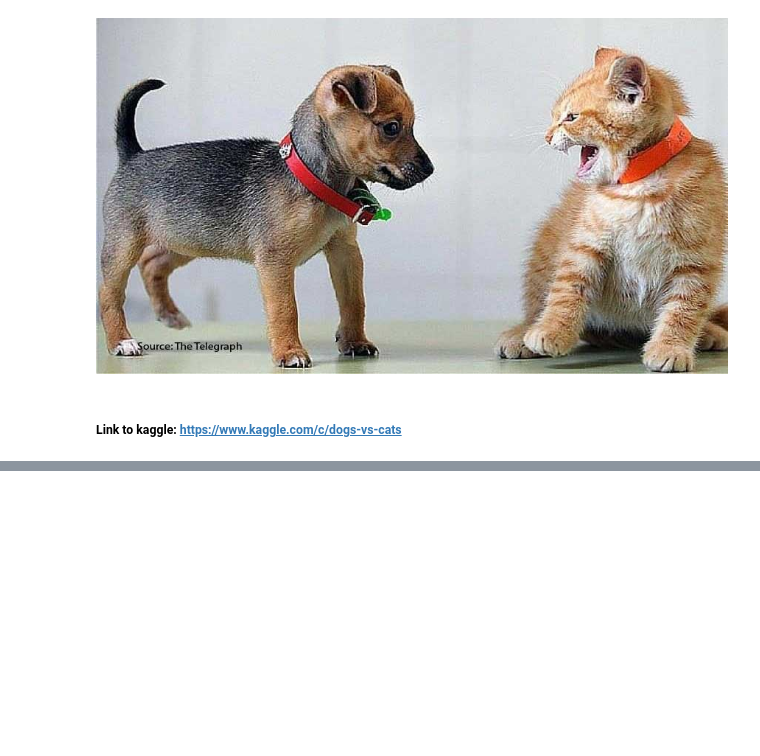
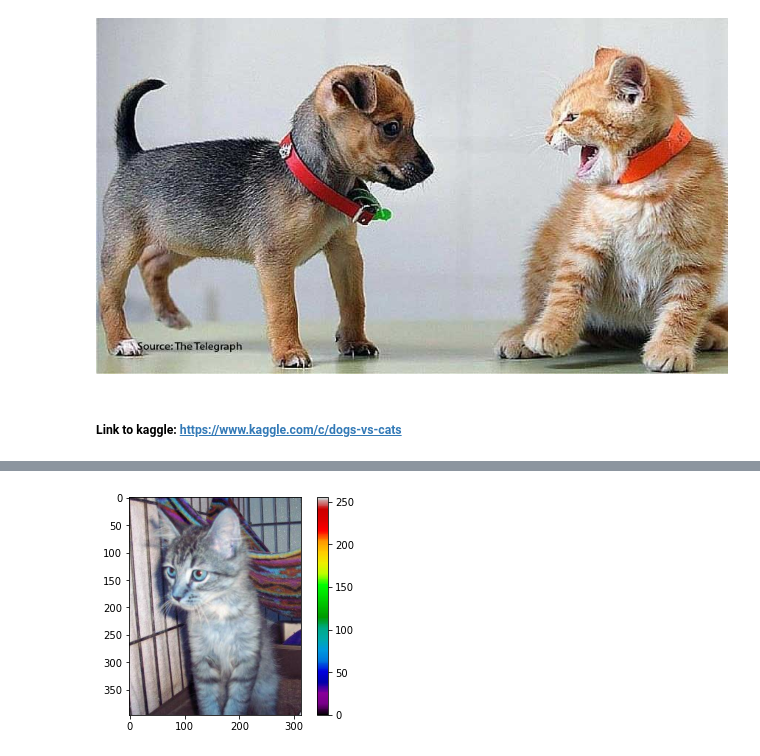
Before and after one commit to haimgoldfisher/Data_Visualization_Final_Project, a Jupyter notebook: NoteBook3 - Dogs VS Cats.ipynb, the cells around one changed output, grey strips where cells are left out. Drawn from its saved outputs; the diff is of its cells as text; code cells hidden in the pictures; blank space fills up the shorter version.

```diff
--- a/NoteBook3 - Dogs VS Cats.ipynb
+++ b/NoteBook3 - Dogs VS Cats.ipynb
@@ -8,0 +144,7 @@ import cv2 # OpenCV
+# %%
+imgplot = plt.imshow(images[2])
+imgplot.set_cmap('nipy_spectral')
+plt.colorbar()
+plt.show()
+# %% [output]
+[figure, added]
```
Also changed, not shown: parts of 20 cells of this notebook, 6 other files.
